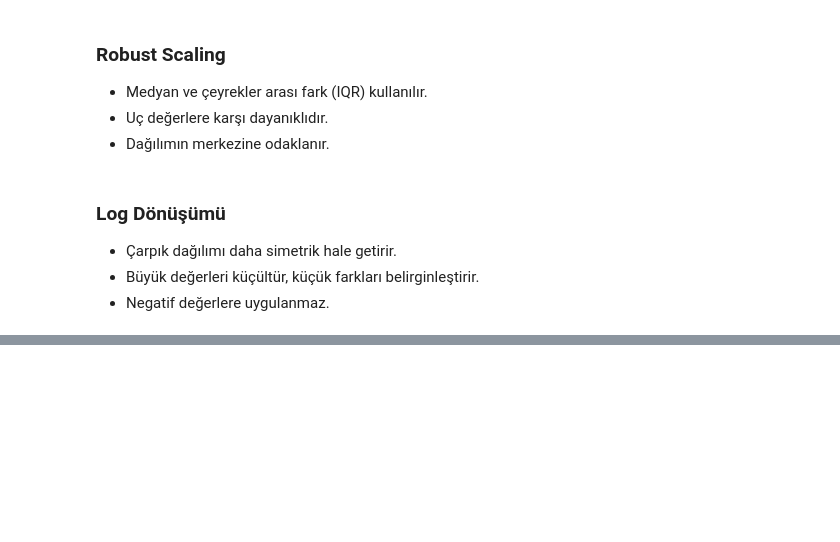
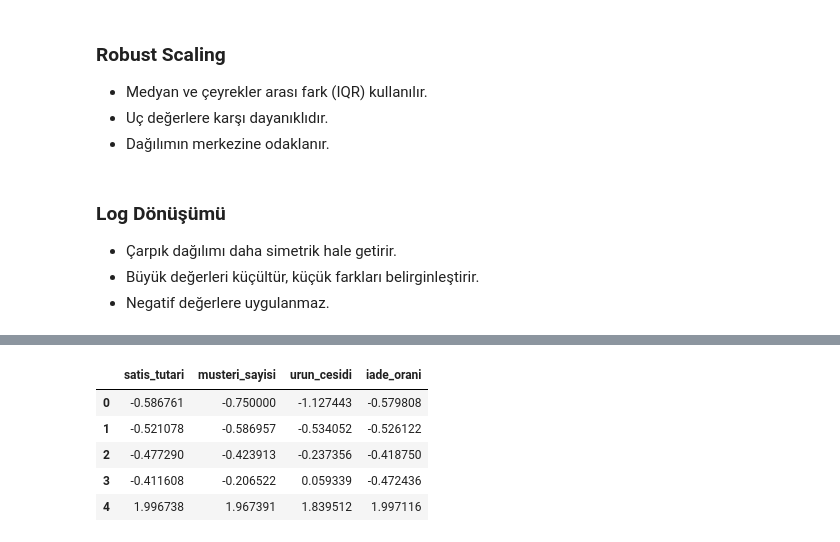
Before and after one commit to ArsenLupen53/GYZU-BTK-codespace, a Jupyter notebook: normalizasyon/normalizasyon.ipynb, the cells around one changed output, grey strips where cells are left out. Saved outputs shown, nothing was run; the diff lists cells and outputs as text; code cells hidden in the pictures; blank space fills up the shorter version.

```diff
--- a/normalizasyon/normalizasyon.ipynb
+++ b/normalizasyon/normalizasyon.ipynb
@@ -40,0 +186,13 @@
+# %%
+# z score
+# formul = (X - mean) / std
+scaler_standard = StandardScaler()
+df_zscore = pd.DataFrame(scaler_standard.fit_transform(df),columns=df.columns)
+df_zscore
+# %% [output]
+|  | satis_tutari | musteri_sayisi | urun_cesidi | iade_orani |
+| 0 | -0.586761 | -0.750000 | -1.127443 | -0.579808 |
+| 1 | -0.521078 | -0.586957 | -0.534052 | -0.526122 |
+| 2 | -0.477290 | -0.423913 | -0.237356 | -0.418750 |
+| 3 | -0.411608 | -0.206522 | 0.059339 | -0.472436 |
+| 4 | 1.996738 | 1.967391 | 1.839512 | 1.997116 |
```
Also changed, not shown: parts of 17 cells of this notebook.
